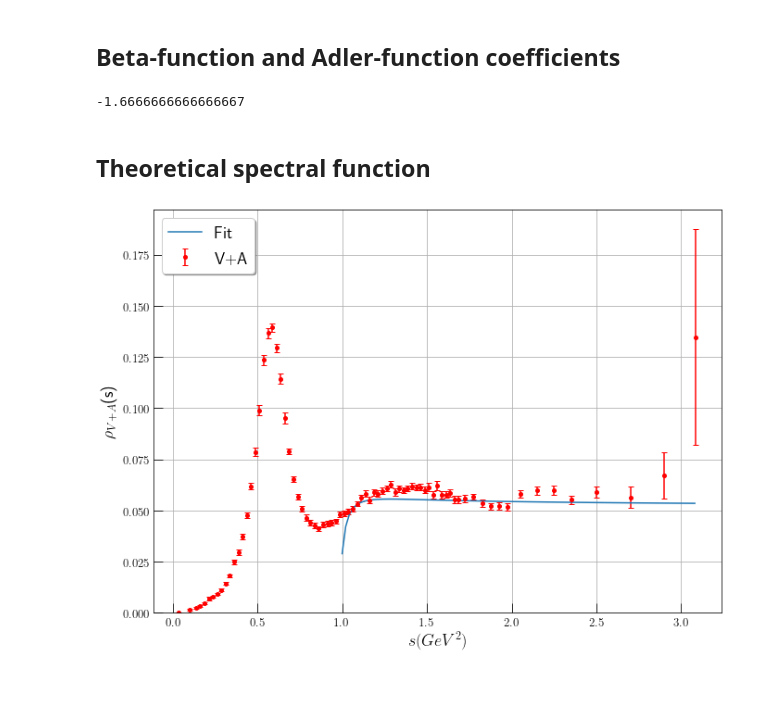
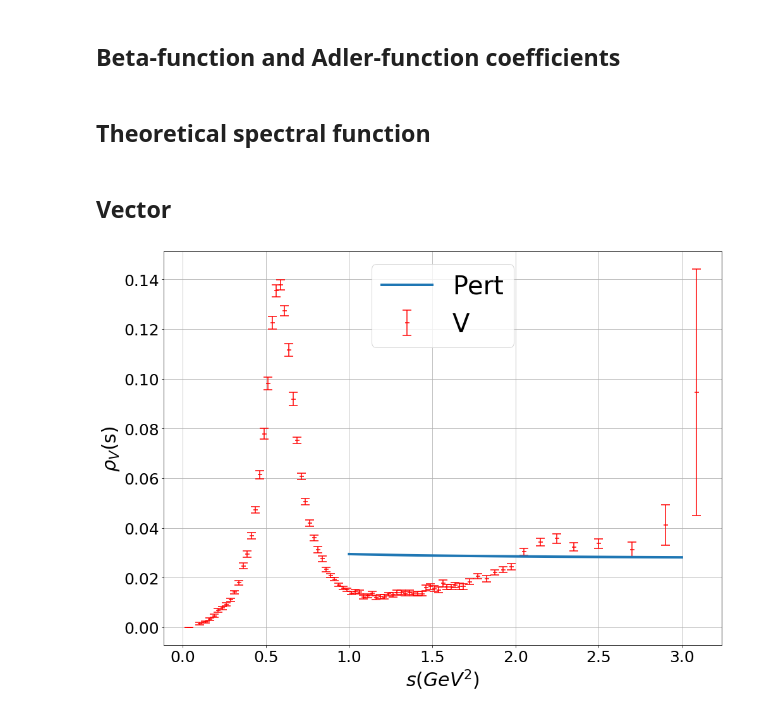
Before and after one commit to phd-dirk/Notebooks, a Jupyter notebook: spectralFunction.ipynb, the cells around one changed output. Saved outputs shown, nothing was run; the diff lists cells and outputs as text; code cells hidden in the pictures; blank space fills up the shorter version.

```diff
--- a/spectralFunction.ipynb
+++ b/spectralFunction.ipynb
@@ -8,6 +8,8 @@ import numpy as np
 import scipy
 from scipy.special import zeta
 from scipy.integrate import quad, odeint
+from matplotlib import rcParams
+rcParams.update({'figure.autolayout': True})
 crd = rundec.CRunDec()
 # %%
 # complex integration
@@ -28,7 +34,8 @@ data = aleph_vpa
 name = 'V+A'
 alpha = 0.3232 #see fitting table in thesis for wKin (best Chi2)
 # %%
-sTau = 1.77682**2
+mTau = 1.77682
+sTau = mTau**2
 BVpA = 51.116
 Be = 17.815
 Vud = 0.97425
@@ -40,8 +47,13 @@ def kinematicWeight(x):
 def experimental_spectral_function(s, sfm2, ds):
     return sTau/12/pi**2/SEW/Vud**2/Be/kinematicWeight(s/sTau)/ds*sfm2
 
-rho = list(map(lambda i: experimental_spectral_function(data['sbin'][i], data['sfm2'][i], data['dsbin'][i]), range(len(data['sbin']))))
-rhoErr = list(map(lambda i: experimental_spectral_function(data['sbin'][i], data['derr'][i], data['dsbin'][i]), range(len(data['sbin']))))
+rho_vpa = list(map(lambda i: experimental_spectral_function(data['sbin'][i], data['sfm2'][i], data['dsbin'][i]), range(len(data['sbin']))))
+rho_err_vpa = list(map(lambda i: experimental_spectral_function(data['sbin'][i], data['derr'][i], data['dsbin'][i]), range(len(data['sbin']))))
+rho_v = list(map(lambda i: experimental_spectral_function(aleph_v['sbin'][i], aleph_v['sfm2'][i], aleph_v['dsbin'][i]), range(len(aleph_v['sbin']))))
+rho_err_v = list(map(lambda i: experimental_spectral_function(aleph_v['sbin'][i], aleph_v['derr'][i], aleph_v['dsbin'][i]), range(len(aleph_v['sbin']))))
+
+rho_a = list(map(lambda i: experimental_spectral_function(aleph_a['sbin'][i], aleph_a['sfm2'][i], aleph_a['dsbin'][i]), range(len(aleph_a['sbin']))))
+rho_err_a = list(map(lambda i: experimental_spectral_function(aleph_a['sbin'][i], aleph_a['derr'][i], aleph_a['dsbin'][i]), range(len(aleph_a['sbin']))))
 # %% [markdown]
 ## Beta-function and Adler-function coefficients
 # %%
@@ -71,9 +83,6 @@ c[5][2] = 1/4*(-b[4]*c[1][1] - 2*b[3]*c[2][1]-3*b[2]*c[3][1]-4*b[1]*c[4][1]);
 c[5][3] = 1/24*(12*c[3][1]*b[1]**2+6*b[1]*b[3]*c[1][1]+14*b[2]*b[1]*c[2][1]+3*b[2]**2*c[1][1]);
 c[5][4] = 1/96*(-12*b[1]**3*c[2][1]-13*b[2]*b[1]**2*c[1][1])
 c[5][5] = 1/80*b[1]**4*c[1][1]
-print(c[0][0])
-# %% [output]
--1.6666666666666667
 # %% [markdown]
 ## Theoretical spectral function
 # %%
@@ -100,21 +106,41 @@ def theoretical_spectral_function_FOPT(s, alpha):
 # %%
-sLin = np.linspace(1, 3.08, 100)
-th_func = list(map(lambda x: theoretical_spectral_function_FOPT(x, alpha), sLin))
+sLin = np.linspace(1, 3, 100)
+th_func = list(map(lambda x: theoretical_spectral_function_FOPT(x, 0.329), sLin))
+th_func_vpa = list(map(lambda x: theoretical_spectral_function_FOPT_VpA(x, 0.329), sLin))
+# %% [markdown]
+## Vector
 # %%
-line = plt.errorbar(aleph_vpa['sbin'][:-1], rho[:-1], color='r', yerr=rhoErr[:-1], capsize=3, fmt='o', markersize=4, label=name)
-plt.plot(sLin, scipy.real(th_func), label='Fit')
-# axes = plt.gca()
-#axes
+plt.errorbar(
+    aleph_v['sbin'][:-1],
+    rho_v[:-1],
+    color='r',
+    yerr=rho_err_v[:-1],
+    capsize=7,
+    fmt='_',
+    mew=1.5,
+    markersize=7,
+    label='V'
+)
+plt.plot(
+    sLin,
+    scipy.real(th_func),
+    linewidth=4,
+    label='Pert'
+)
+
 fig = plt.gcf()
-fig.set_size_inches(11,8)
+fig.set_size_inches(14, 10)
 fig.patch.set_facecolor('white')
-plt.ylim(bottom=0)
+
+ax = plt.gca()
+ax.tick_params(axis='both', labelsize=25)
+ax.set_ylabel(r'$\rho_V$(s)', fontsize=30)
+ax.set_xlabel('$s(GeV^2)$', fontsize=30)
 
 
-plt.legend()
-plt.ylabel(r'$\rho_{'+name+'}$(s)')
-plt.xlabel('$s(GeV^2)$')
+plt.legend(prop={'size': 40})
+plt.grid()
 #plt.savefig(name+'.png', transparent=True)
-plt.savefig('fitWKinAlD6D8SpecFunc.png',format='png')
+plt.savefig('./../Thesis/chapters/tauDecaysIntoHadrons/images/specFuncAleph_V.eps',format='eps')
 # %% [output]
-[figure, old version]
+[figure, new version]
```
Also changed, not shown: parts of 8 cells of this notebook, 5 other files.
